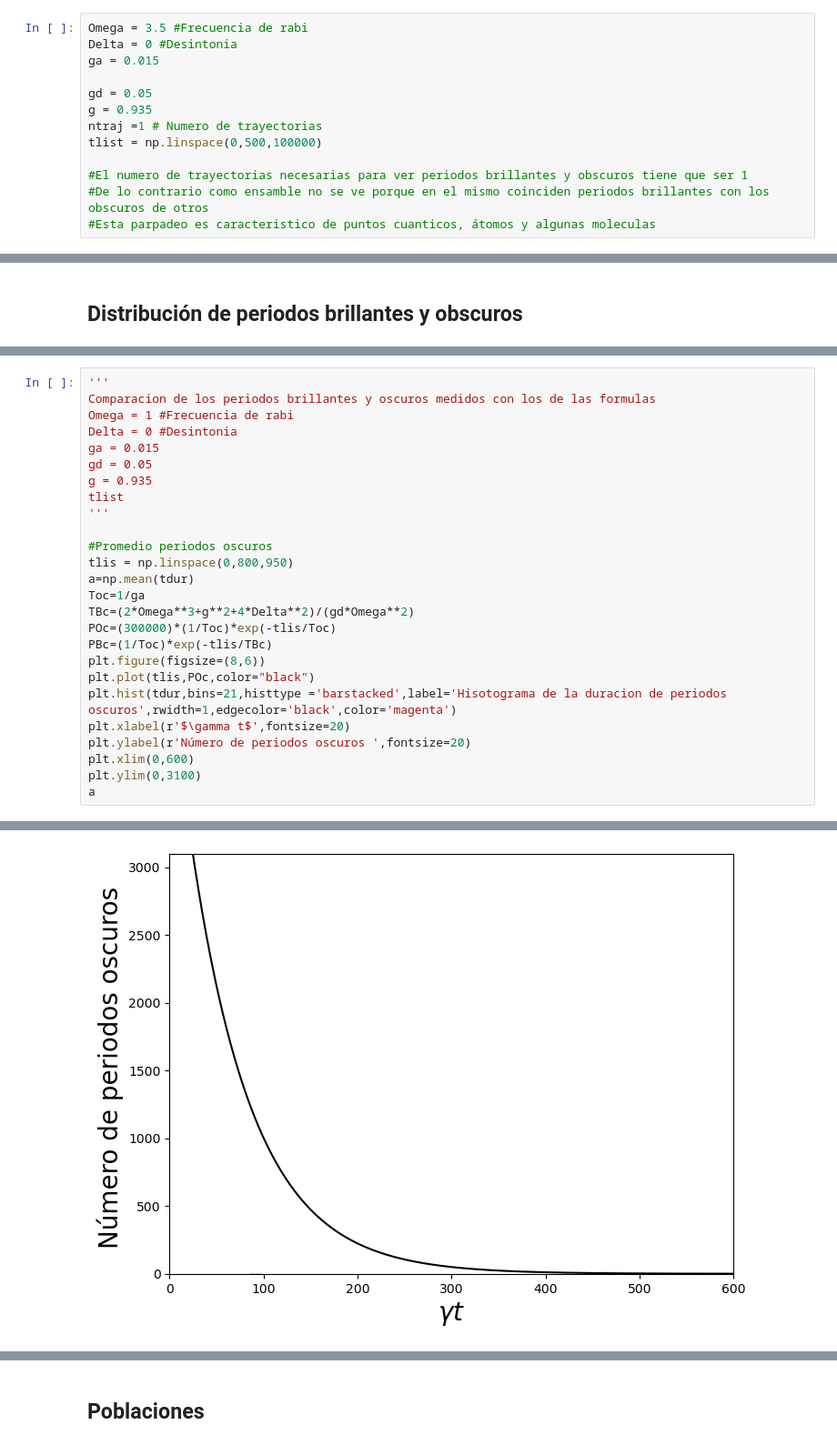
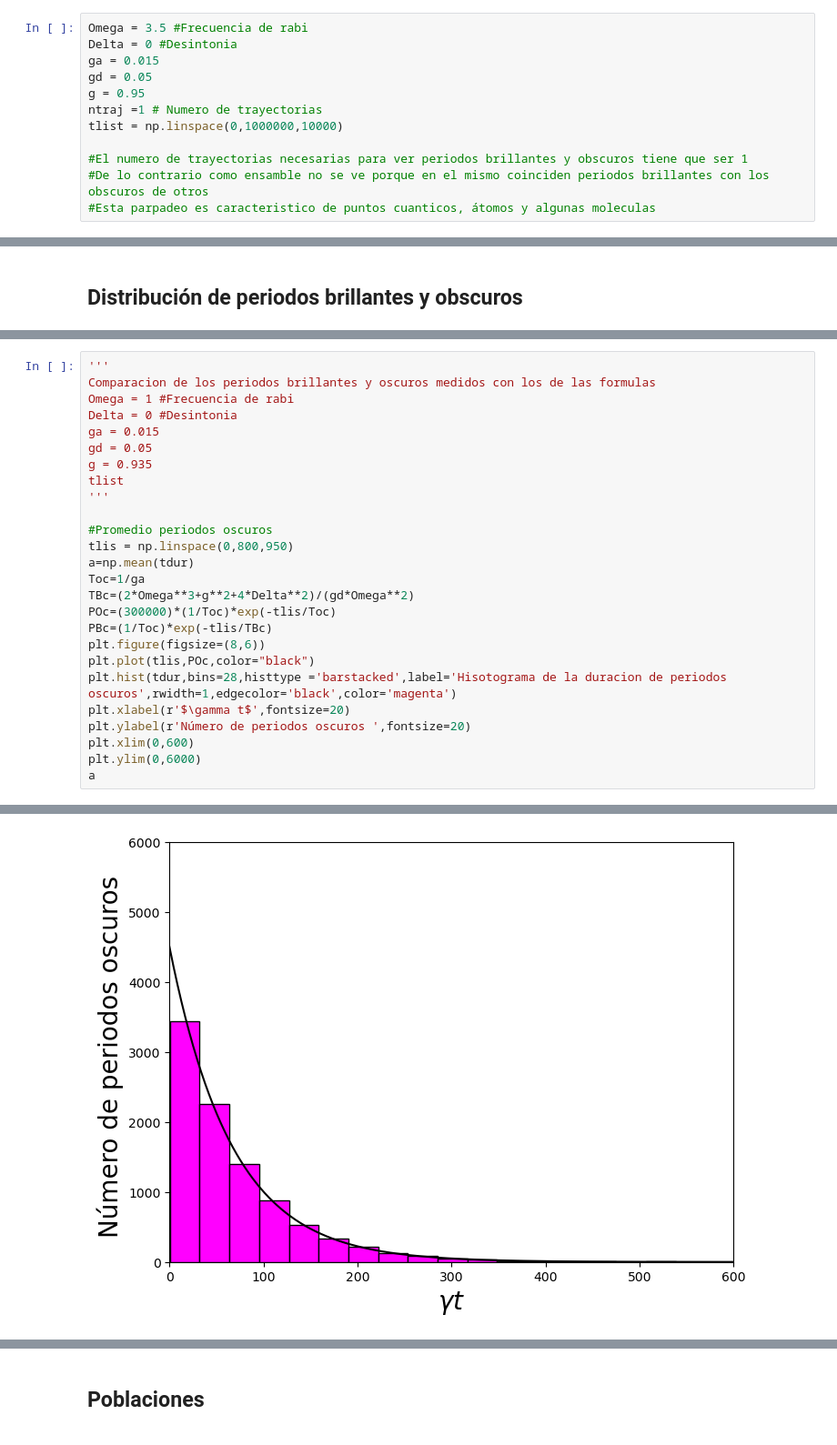
Before and after one commit to LKelvin26/FRI, a Jupyter notebook: 3LA Fluorescencia Resonante Periodos brillantes y oscurso.ipynb, the cells around one changed output, grey strips where cells are left out. Shown at 91% size. Saved outputs shown, nothing was run; the diff lists cells and outputs as text.

```diff
--- a/3LA Fluorescencia Resonante Periodos brillantes y oscurso.ipynb
+++ b/3LA Fluorescencia Resonante Periodos brillantes y oscurso.ipynb
@@ -53,11 +53,10 @@ Agg] #Los valores esperados se ponen en forma de lista, no se si importe su orde
 Omega = 3.5 #Frecuencia de rabi
 Delta = 0 #Desintonia
 ga = 0.015
-
 gd = 0.05
-g = 0.935
+g = 0.95
 ntraj =1 # Numero de trayectorias
-tlist = np.linspace(0,500,100000)
+tlist = np.linspace(0,1000000,10000)
 
 #El numero de trayectorias necesarias para ver periodos brillantes y obscuros tiene que ser 1
 #De lo contrario como ensamble no se ve porque en el mismo coinciden periodos brillantes con los obscuros de otros
@@ -189,10 +242,10 @@ POc=(300000)*(1/Toc)*exp(-tlis/Toc)
 PBc=(1/Toc)*exp(-tlis/TBc)
 plt.figure(figsize=(8,6))
 plt.plot(tlis,POc,color="black")
-plt.hist(tdur,bins=21,histtype ='barstacked',label='Hisotograma de la duracion de periodos oscuros',rwidth=1,edgecolor='black',color='magenta')
+plt.hist(tdur,bins=28,histtype ='barstacked',label='Hisotograma de la duracion de periodos oscuros',rwidth=1,edgecolor='black',color='magenta')
 plt.xlabel(r'$\gamma t$',fontsize=20)
 plt.ylabel(r'Número de periodos oscuros ',fontsize=20)
 plt.xlim(0,600)
-plt.ylim(0,3100)
+plt.ylim(0,6000)
 a
 # %% [output]
@@ -200,4 +253,4 @@ a
-[figure, old version]
+[figure, new version]
 # %%
 '''
 Comparacion de los periodos brillantes y oscuros medidos con los de las formulas
```
Also changed, not shown: parts of 11 cells of this notebook, 1 other file.
